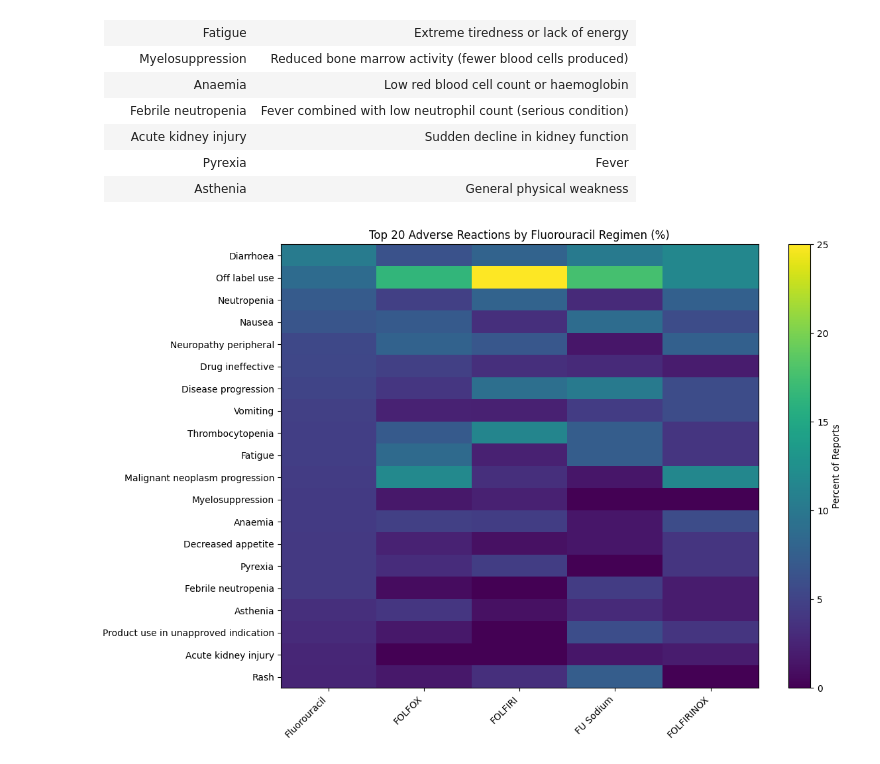
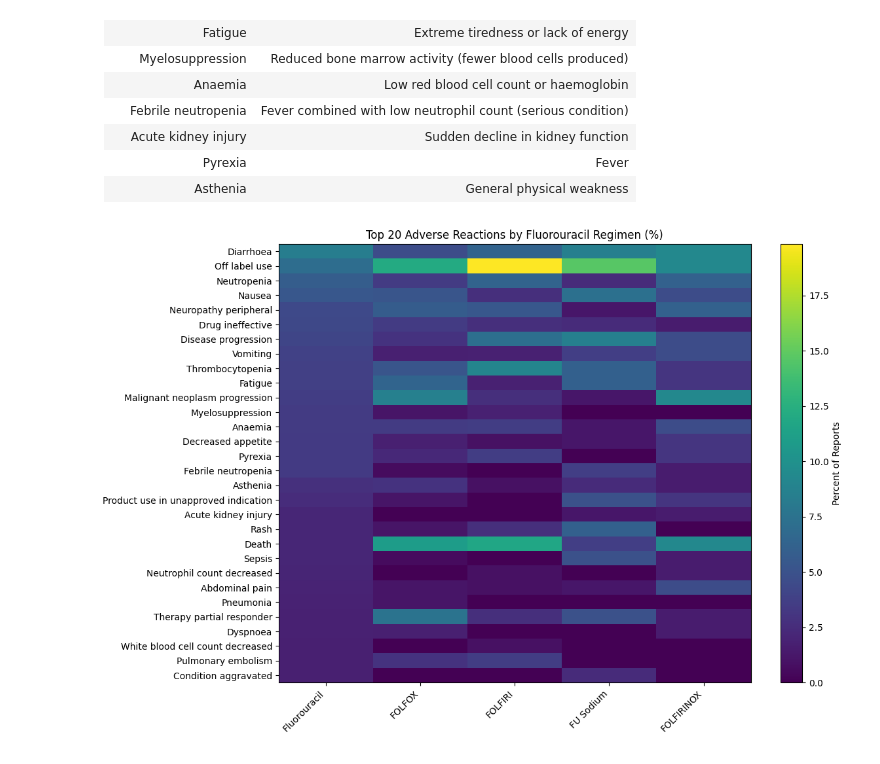
Before and after one commit to PugstaLaney/faers-sql-drug-safety-analysis, a Jupyter notebook: notebooks/module_1_fluorouracil/02_5fu_reactions.ipynb, the cells around one changed output. Drawn from its saved outputs; the diff is of its cells as text; code cells hidden in the pictures.

```diff
--- a/notebooks/module_1_fluorouracil/02_5fu_reactions.ipynb
+++ b/notebooks/module_1_fluorouracil/02_5fu_reactions.ipynb
@@ -135,22 +135,22 @@ reactions_for_combos.head(20)
 # %%
 plot_df = reactions_for_combos.rename(columns={
     'fluorouracil_count': 'Fluorouracil',
     'folfox_count': 'FOLFOX',
     'folfiri_count': 'FOLFIRI',
     'fu_sodium_count': 'FU Sodium',
     'folfirinox_count': 'FOLFIRINOX'
 })
 
-heatmap_df = plot_df.set_index('symptom').head(20)
+heatmap_df = plot_df.set_index('symptom').head(30)
 heatmap_pct = heatmap_df.div(heatmap_df.sum(axis=0), axis=1) * 100
 
 plt.figure(figsize=(12, 8))
 plt.imshow(heatmap_pct, aspect='auto')
 plt.colorbar(label='Percent of Reports')
 plt.xticks(range(len(heatmap_pct.columns)), heatmap_pct.columns, rotation=45, ha='right')
 plt.yticks(range(len(heatmap_pct.index)), heatmap_pct.index)
 plt.title('Top 20 Adverse Reactions by Fluorouracil Regimen (%)')
 plt.tight_layout()
 plt.show()
 # %% [output]
-[figure, old version]
+[figure, new version]
```
Also changed, not shown: 1 other file.
